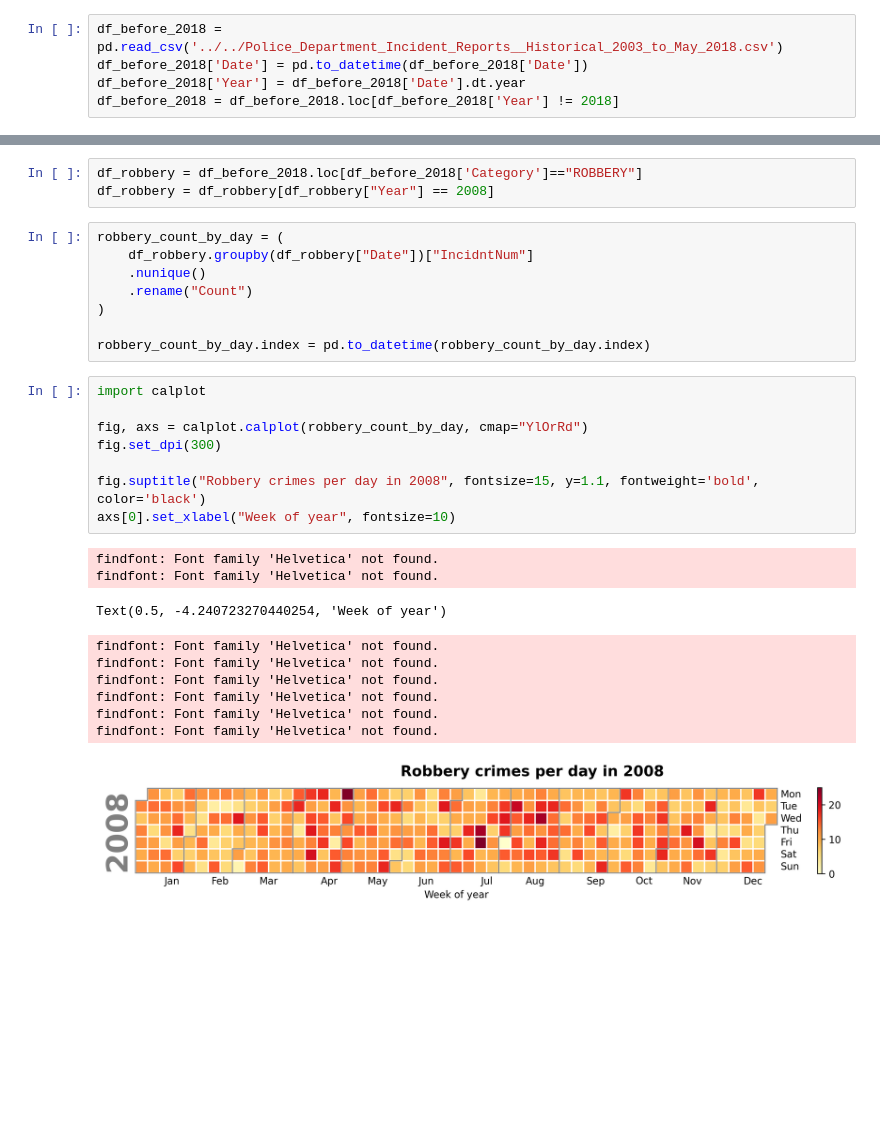
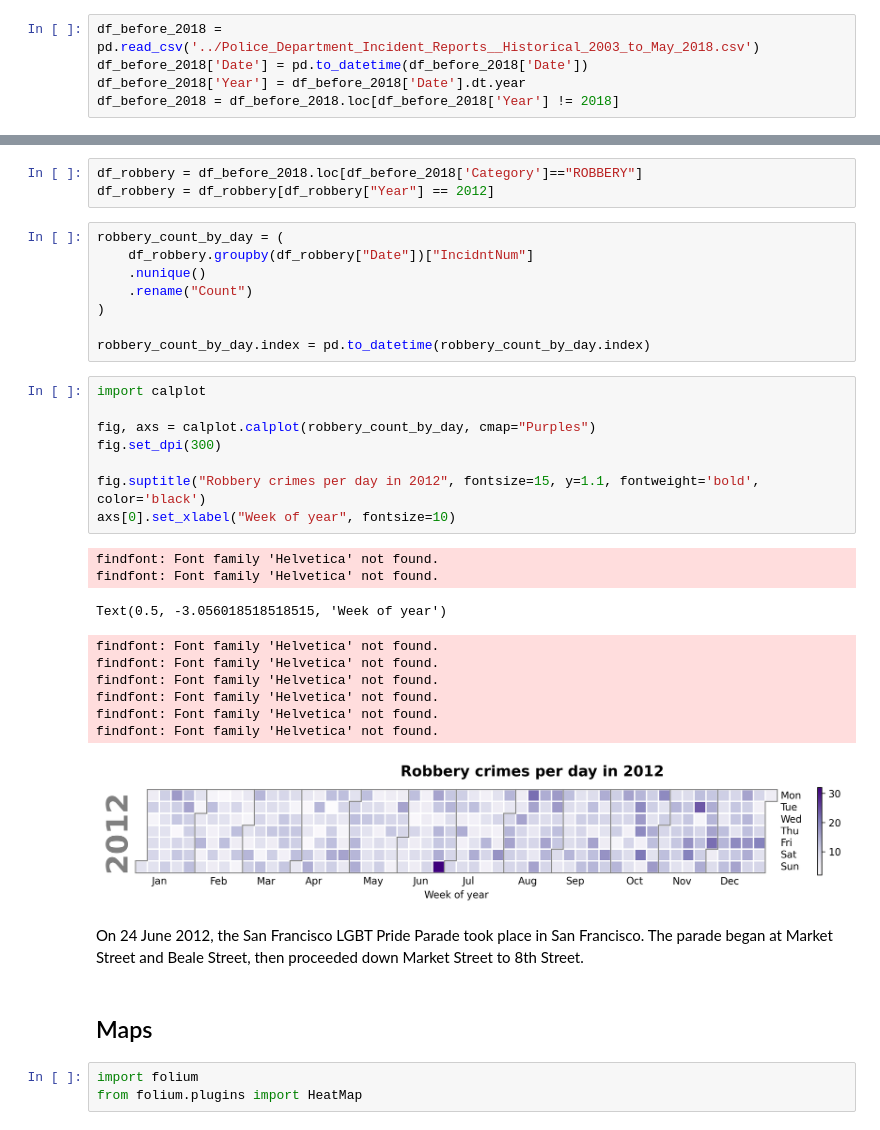
Before and after one commit to Starostka/socviz, a Jupyter notebook: Week8.ipynb, the cells around one changed output, grey strips where cells are left out. Cells and saved outputs as stored; diff of their text form; blank space fills up the shorter version.

```diff
--- a/Week8.ipynb
+++ b/Week8.ipynb
@@ -44,7 +44,7 @@ import pandas as pd
 import numpy as np
 import matplotlib.pyplot as plt
 # %%
-df_before_2018 = pd.read_csv('../../Police_Department_Incident_Reports__Historical_2003_to_May_2018.csv')
+df_before_2018 = pd.read_csv('../Police_Department_Incident_Reports__Historical_2003_to_May_2018.csv')
 df_before_2018['Date'] = pd.to_datetime(df_before_2018['Date'])
 df_before_2018['Year'] = df_before_2018['Date'].dt.year
 df_before_2018 = df_before_2018.loc[df_before_2018['Year'] != 2018]
@@ -173,7 +257,7 @@ for i in range(len(focuscrimes)):
 Calendar plot
 # %%
 df_robbery = df_before_2018.loc[df_before_2018['Category']=="ROBBERY"]
-df_robbery = df_robbery[df_robbery["Year"] == 2008]
+df_robbery = df_robbery[df_robbery["Year"] == 2012]
 # %%
 robbery_count_by_day = (
     df_robbery.groupby(df_robbery["Date"])["IncidntNum"]
@@ -185,19 +269,26 @@ robbery_count_by_day.index = pd.to_datetime(robbery_count_by_day.index)
 # %%
 import calplot
 
-fig, axs = calplot.calplot(robbery_count_by_day, cmap="YlOrRd")
+fig, axs = calplot.calplot(robbery_count_by_day, cmap="Purples")
 fig.set_dpi(300)
 
-fig.suptitle("Robbery crimes per day in 2008", fontsize=15, y=1.1, fontweight='bold', color='black')
+fig.suptitle("Robbery crimes per day in 2012", fontsize=15, y=1.1, fontweight='bold', color='black')
 axs[0].set_xlabel("Week of year", fontsize=10)
 # %% [output]
 findfont: Font family 'Helvetica' not found.
 findfont: Font family 'Helvetica' not found.
-Text(0.5, -4.240723270440254, 'Week of year')
+Text(0.5, -3.056018518518515, 'Week of year')
 findfont: Font family 'Helvetica' not found.
 findfont: Font family 'Helvetica' not found.
 findfont: Font family 'Helvetica' not found.
 findfont: Font family 'Helvetica' not found.
 findfont: Font family 'Helvetica' not found.
 findfont: Font family 'Helvetica' not found.
-[figure, old version]
+[figure, new version]
+# %% [markdown]
+On 24 June 2012, the San Francisco LGBT Pride Parade took place in San Francisco. The parade began at Market Street and Beale Street, then proceeded down Market Street to 8th Street.
+# %% [markdown]
+## Maps
+# %%
+import folium
+from folium.plugins import HeatMap
```
Also changed, not shown: parts of 17 cells of this notebook.
